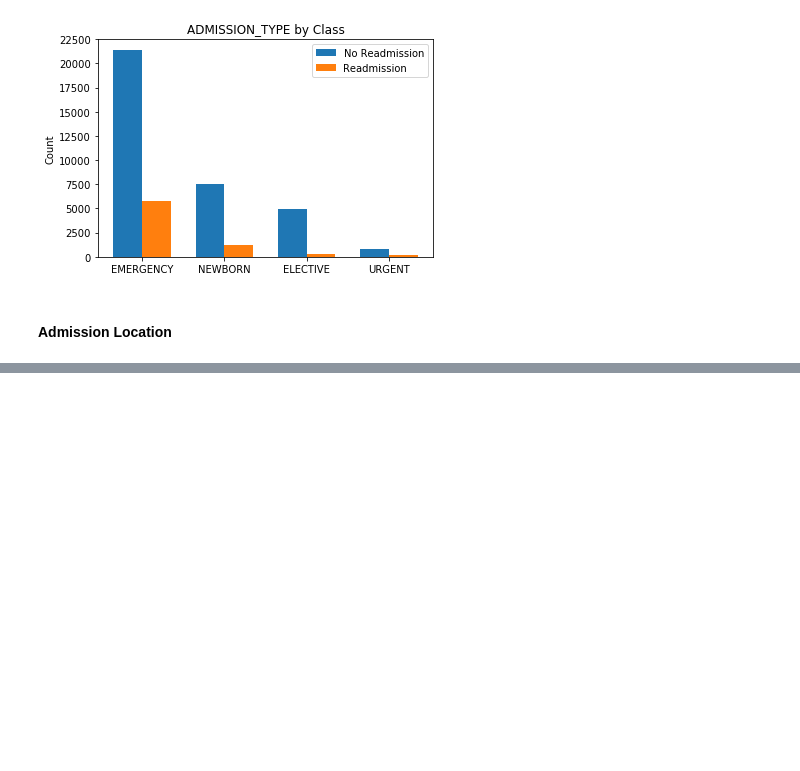
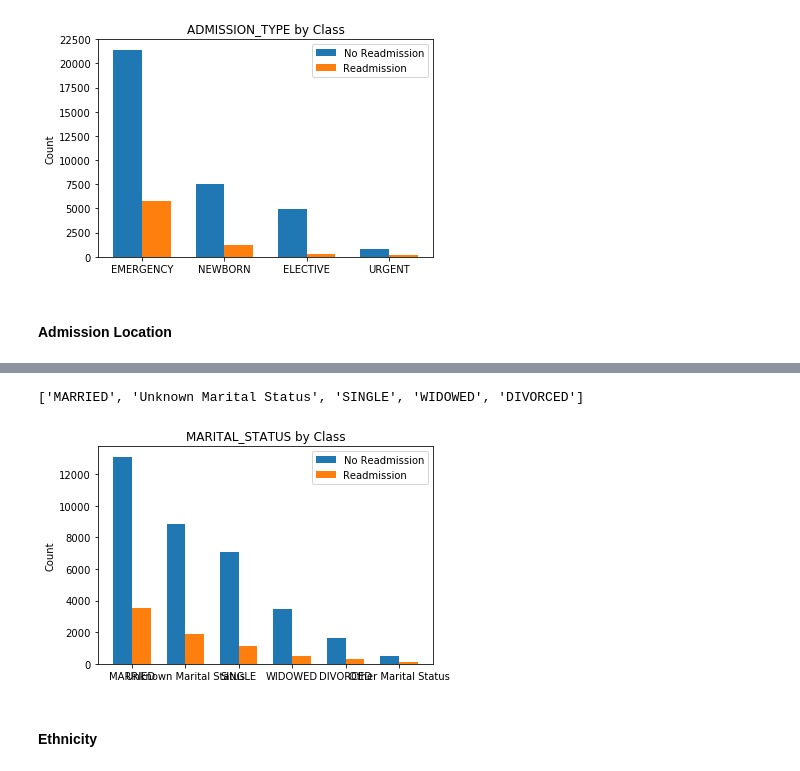
Before and after one commit to pateli18/Machine-Learning-Nanodegree, a Jupyter notebook: capstone_project/Create Dataset.ipynb, the cells around one changed output, grey strips where cells are left out. Saved outputs shown, nothing was run; the diff lists cells and outputs as text; code cells hidden in the pictures; blank space fills up the shorter version.

```diff
--- a/capstone_project/Create Dataset.ipynb
+++ b/capstone_project/Create Dataset.ipynb
@@ -180,0 +240,2 @@ main_df = convert_categorical(main_df, 'ADMISSION_LOCATION')
+# %%
+main_df = main_df.drop('LANGUAGE', axis = 1)
@@ -180,0 +266,2 @@ main_df = convert_categorical(main_df, 'ADMISSION_LOCATION')
+# %%
+main_df = main_df.drop('RELIGION', axis = 1)
@@ -180,0 +283,13 @@ main_df = convert_categorical(main_df, 'ADMISSION_LOCATION')
+# %%
+# consolidate small categories
+main_df['MARITAL_STATUS'] = main_df['MARITAL_STATUS'].apply(lambda x: x if x == x else 'Unknown Marital Status')
+top_categories = [key for key, value in main_df['MARITAL_STATUS'].value_counts().iteritems() if value > 2000]
+main_df['MARITAL_STATUS'] = main_df['MARITAL_STATUS'].apply(lambda x: x if x in top_categories else 'Other Marital Status')
+# %%
+top_categories
+# %% [output]
+['MARRIED', 'Unknown Marital Status', 'SINGLE', 'WIDOWED', 'DIVORCED']
+# %%
+plot_categorical(main_df, 'MARITAL_STATUS', 0.35)
+# %% [output]
+[figure, added]
@@ -180,0 +298,2 @@ main_df = convert_categorical(main_df, 'ADMISSION_LOCATION')
+# %% [markdown]
+#### Ethnicity
```
Also changed, not shown: parts of 23 cells of this notebook.
